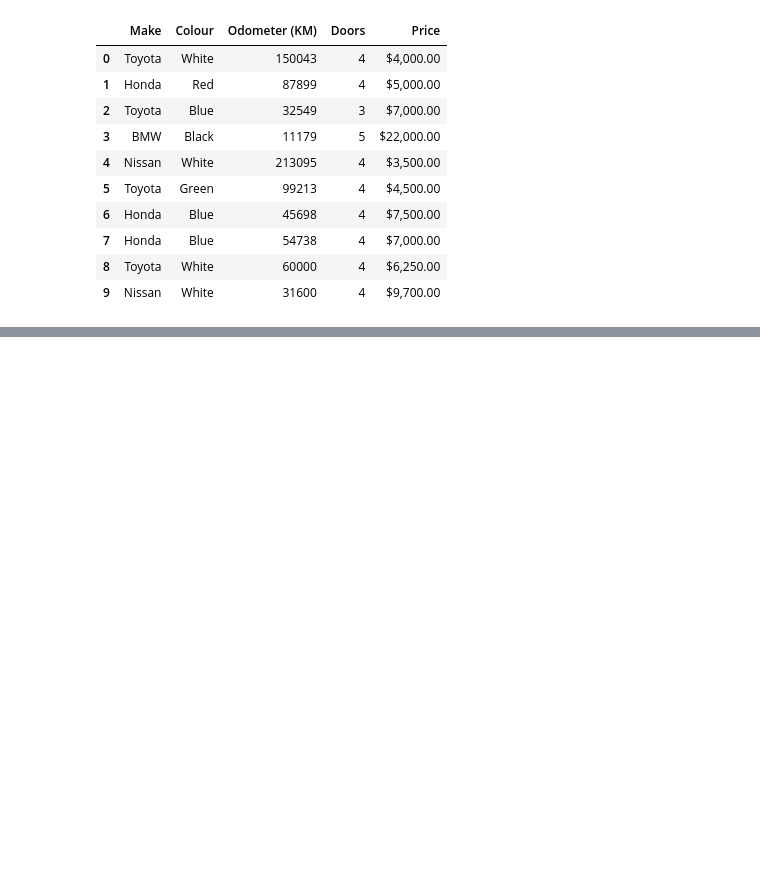
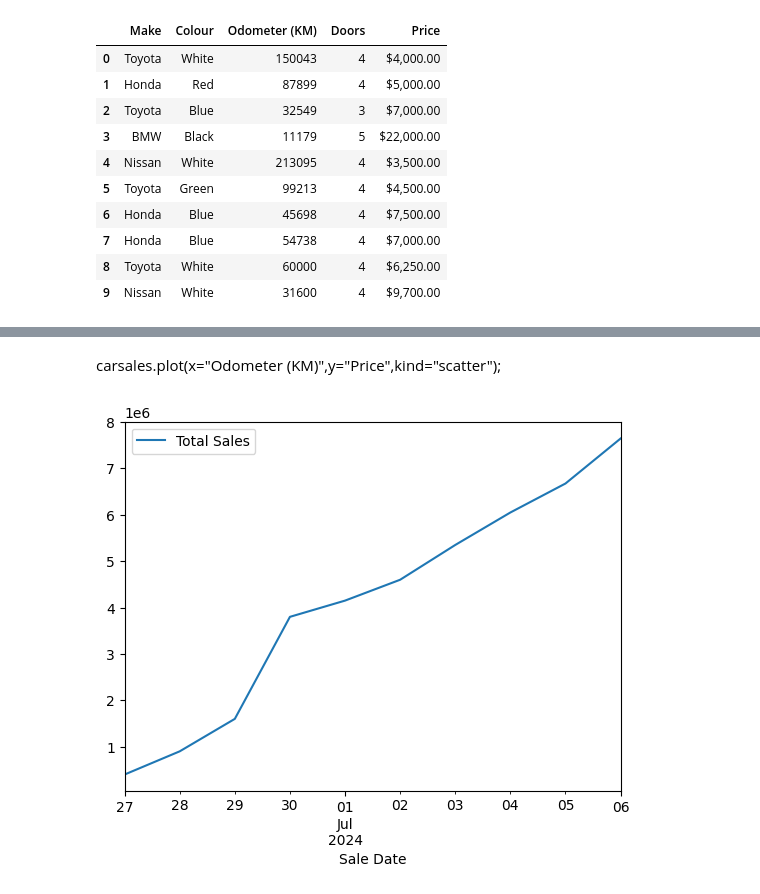
Before and after one commit to mikee254/mikee254, a Jupyter notebook: matplotlib.ipynb, the cells around one changed output, grey strips where cells are left out. Saved outputs shown, nothing was run; the diff lists cells and outputs as text; code cells hidden in the pictures; blank space fills up the shorter version.

```diff
--- a/matplotlib.ipynb
+++ b/matplotlib.ipynb
@@ -205,0 +315,7 @@ Freq: D, Length: 1000, dtype: float64
+# %% [markdown]
+carsales.plot(x="Odometer (KM)",y="Price",kind="scatter");
+# %%
+# plot total sales
+carsales.plot(x="Sale Date",y="Total Sales"); # Change "Total sales" to "Total Sales"
+# %% [output]
+[figure, added]
```
Also changed, not shown: parts of 50 cells of this notebook.
